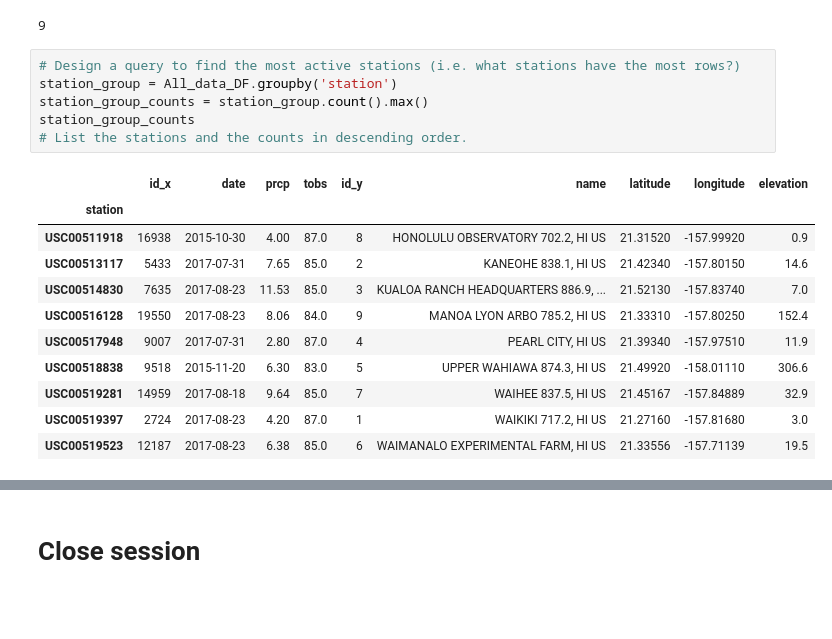
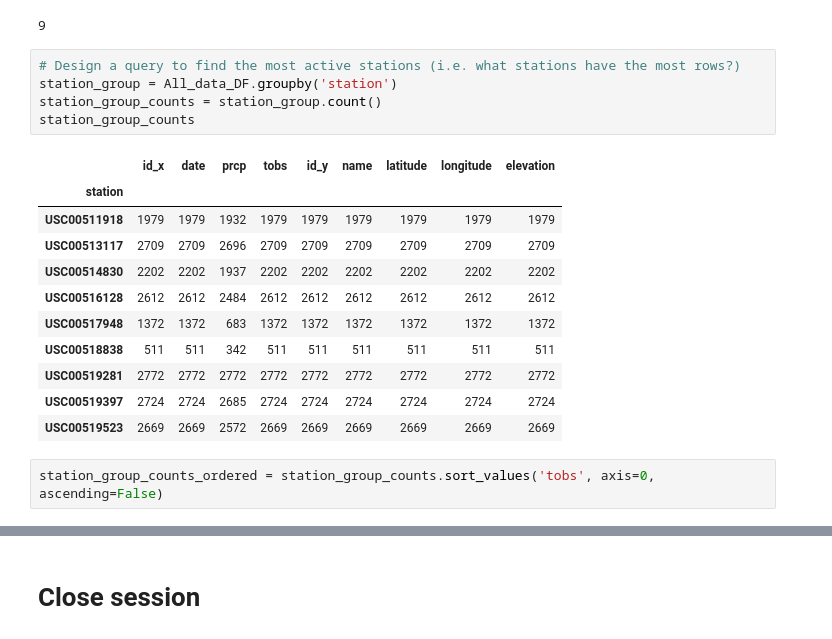
Before and after one commit to eclevela-1234/sqlalchemy-challenge, a Jupyter notebook: eliot_climate_starter.ipynb, the cells around one changed output, grey strips where cells are left out. Cells and saved outputs as stored; diff of their text form; blank space fills up the shorter version.

```diff
--- a/eliot_climate_starter.ipynb
+++ b/eliot_climate_starter.ipynb
@@ -203,18 +203,19 @@ total_stations
 # %%
 # Design a query to find the most active stations (i.e. what stations have the most rows?)
 station_group = All_data_DF.groupby('station')
-station_group_counts = station_group.count().max()
+station_group_counts = station_group.count()
 station_group_counts
-# List the stations and the counts in descending order.
 # %% [output]
 |  | id_x | date | prcp | tobs | id_y | name | latitude | longitude | elevation |
 | station |  |  |  |  |  |  |  |  |  |
-| USC00511918 | 16938 | 2015-10-30 | 4.00 | 87.0 | 8 | HONOLULU OBSERVATORY 702.2, HI US | 21.31520 | -157.99920 | 0.9 |
-| USC00513117 | 5433 | 2017-07-31 | 7.65 | 85.0 | 2 | KANEOHE 838.1, HI US | 21.42340 | -157.80150 | 14.6 |
-| USC00514830 | 7635 | 2017-08-23 | 11.53 | 85.0 | 3 | KUALOA RANCH HEADQUARTERS 886.9, ... | 21.52130 | -157.83740 | 7.0 |
-| USC00516128 | 19550 | 2017-08-23 | 8.06 | 84.0 | 9 | MANOA LYON ARBO 785.2, HI US | 21.33310 | -157.80250 | 152.4 |
-| USC00517948 | 9007 | 2017-07-31 | 2.80 | 87.0 | 4 | PEARL CITY, HI US | 21.39340 | -157.97510 | 11.9 |
-| USC00518838 | 9518 | 2015-11-20 | 6.30 | 83.0 | 5 | UPPER WAHIAWA 874.3, HI US | 21.49920 | -158.01110 | 306.6 |
-| USC00519281 | 14959 | 2017-08-18 | 9.64 | 85.0 | 7 | WAIHEE 837.5, HI US | 21.45167 | -157.84889 | 32.9 |
-| USC00519397 | 2724 | 2017-08-23 | 4.20 | 87.0 | 1 | WAIKIKI 717.2, HI US | 21.27160 | -157.81680 | 3.0 |
-| USC00519523 | 12187 | 2017-08-23 | 6.38 | 85.0 | 6 | WAIMANALO EXPERIMENTAL FARM, HI US | 21.33556 | -157.71139 | 19.5 |
+| USC00511918 | 1979 | 1979 | 1932 | 1979 | 1979 | 1979 | 1979 | 1979 | 1979 |
+| USC00513117 | 2709 | 2709 | 2696 | 2709 | 2709 | 2709 | 2709 | 2709 | 2709 |
+| USC00514830 | 2202 | 2202 | 1937 | 2202 | 2202 | 2202 | 2202 | 2202 | 2202 |
+| USC00516128 | 2612 | 2612 | 2484 | 2612 | 2612 | 2612 | 2612 | 2612 | 2612 |
+| USC00517948 | 1372 | 1372 | 683 | 1372 | 1372 | 1372 | 1372 | 1372 | 1372 |
+| USC00518838 | 511 | 511 | 342 | 511 | 511 | 511 | 511 | 511 | 511 |
+| USC00519281 | 2772 | 2772 | 2772 | 2772 | 2772 | 2772 | 2772 | 2772 | 2772 |
+| USC00519397 | 2724 | 2724 | 2685 | 2724 | 2724 | 2724 | 2724 | 2724 | 2724 |
+| USC00519523 | 2669 | 2669 | 2572 | 2669 | 2669 | 2669 | 2669 | 2669 | 2669 |
+# %%
+station_group_counts_ordered = station_group_counts.sort_values('tobs', axis=0, ascending=False)
```
Also changed, not shown: parts of 4 cells of this notebook.
